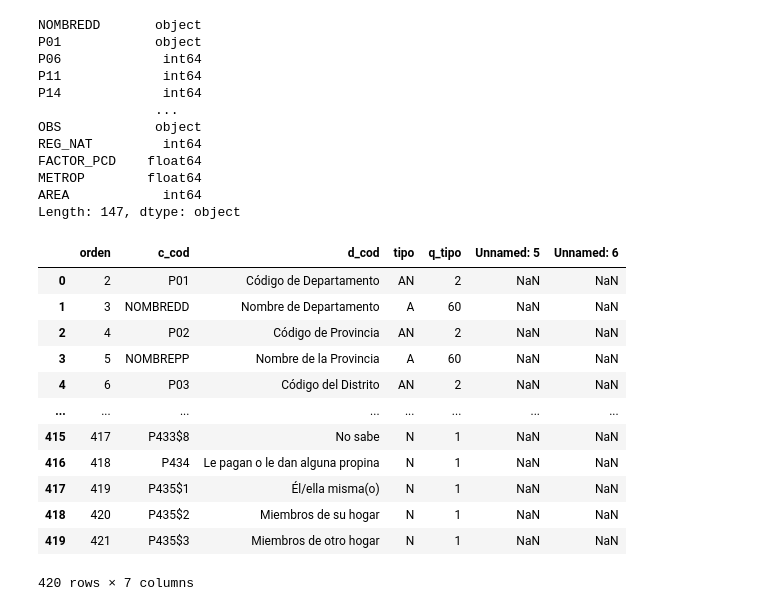
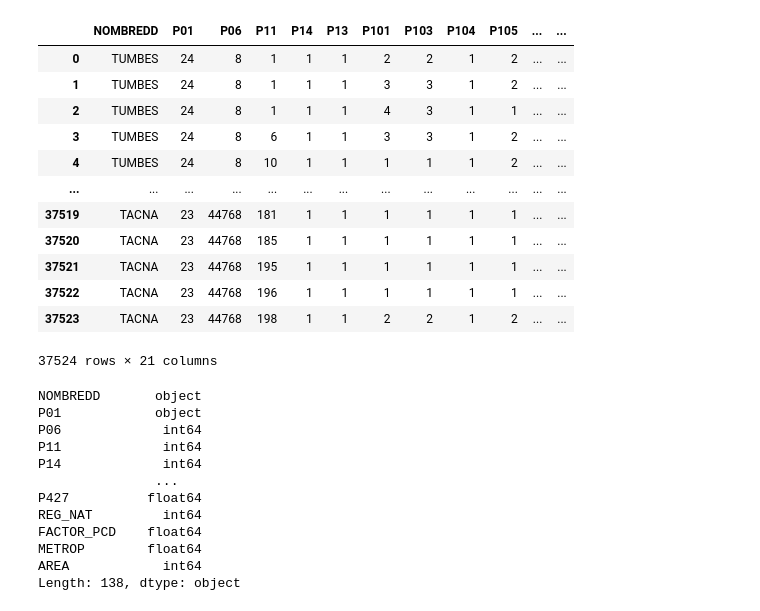
Before and after one commit to RafaelPCh/BigDataUBA-Grupo3, a Jupyter notebook: ENC_SALUD.ipynb, the cells around one changed output. Drawn from its saved outputs; the diff is of its cells as text; code cells hidden in the pictures.

```diff
--- a/ENC_SALUD.ipynb
+++ b/ENC_SALUD.ipynb
@@ -20,3 +21,26 @@ Requirement already satisfied: dbfread in c:\users\rodol\anaconda3\lib\site-pack
+# %%
+
+# Leer el archivo DBF
+dbf_tabla = DBF('207_DISCAPACIDAD.dbf', encoding='latin-1')
+
+# Convertir a DataFrame de pandas
+disc_207 = pd.DataFrame(list(dbf_tabla))
+# %%
+disc_207
+# %% [output]
+|  | NOMBREDD | P01 | P06 | P11 | P14 | P13 | P101 | P103 | P104 | P105 | ... | ... |
+| 0 | TUMBES | 24 | 8 | 1 | 1 | 1 | 2 | 2 | 1 | 2 | ... | ... |
+| 1 | TUMBES | 24 | 8 | 1 | 1 | 1 | 3 | 3 | 1 | 2 | ... | ... |
+| 2 | TUMBES | 24 | 8 | 1 | 1 | 1 | 4 | 3 | 1 | 1 | ... | ... |
+| 3 | TUMBES | 24 | 8 | 6 | 1 | 1 | 3 | 3 | 1 | 2 | ... | ... |
+| 4 | TUMBES | 24 | 8 | 10 | 1 | 1 | 1 | 1 | 1 | 2 | ... | ... |
+| ... | ... | ... | ... | ... | ... | ... | ... | ... | ... | ... | ... | ... |
+| 37519 | TACNA | 23 | 44768 | 181 | 1 | 1 | 1 | 1 | 1 | 1 | ... | ... |
+| 37520 | TACNA | 23 | 44768 | 185 | 1 | 1 | 1 | 1 | 1 | 1 | ... | ... |
+| 37521 | TACNA | 23 | 44768 | 195 | 1 | 1 | 1 | 1 | 1 | 1 | ... | ... |
+| 37522 | TACNA | 23 | 44768 | 196 | 1 | 1 | 1 | 1 | 1 | 1 | ... | ... |
+| 37523 | TACNA | 23 | 44768 | 198 | 1 | 1 | 2 | 2 | 1 | 2 | ... | ... |
+37524 rows × 21 columns
 # %%
 
 
@@ -61,5 +85,5 @@ pd.set_option('display.max_rows',300)
 # %%
-print(disc_216.dtypes)
+print(disc_211_1.dtypes)
 # %% [output]
 NOMBREDD       object
 P01            object
@@ -67,9 +91,9 @@ P06             int64
 P11             int64
 P14             int64
                ...
-OBS            object
+P427          float64
 REG_NAT         int64
 FACTOR_PCD    float64
 METROP        float64
 AREA            int64
-Length: 147, dtype: object
+Length: 138, dtype: object
@@ -81,16 +99,0 @@ t207 = pd.read_excel('207.xlsx')
-# %%
-th1
-# %% [output]
-|  | orden | c_cod | d_cod | tipo | q_tipo | Unnamed: 5 | Unnamed: 6 |
-| 0 | 2 | P01 | Código de Departamento | AN | 2 | NaN | NaN |
-| 1 | 3 | NOMBREDD | Nombre de Departamento | A | 60 | NaN | NaN |
-| 2 | 4 | P02 | Código de Provincia | AN | 2 | NaN | NaN |
-| 3 | 5 | NOMBREPP | Nombre de la Provincia | A | 60 | NaN | NaN |
-| 4 | 6 | P03 | Código del Distrito | AN | 2 | NaN | NaN |
-| ... | ... | ... | ... | ... | ... | ... | ... |
-| 415 | 417 | P433$8 | No sabe | N | 1 | NaN | NaN |
-| 416 | 418 | P434 | Le pagan o le dan alguna propina | N | 1 | NaN | NaN |
-| 417 | 419 | P435$1 | Él/ella misma(o) | N | 1 | NaN | NaN |
-| 418 | 420 | P435$2 | Miembros de su hogar | N | 1 | NaN | NaN |
-| 419 | 421 | P435$3 | Miembros de otro hogar | N | 1 | NaN | NaN |
-420 rows × 7 columns
```
Also changed, not shown: parts of 25 cells of this notebook.
